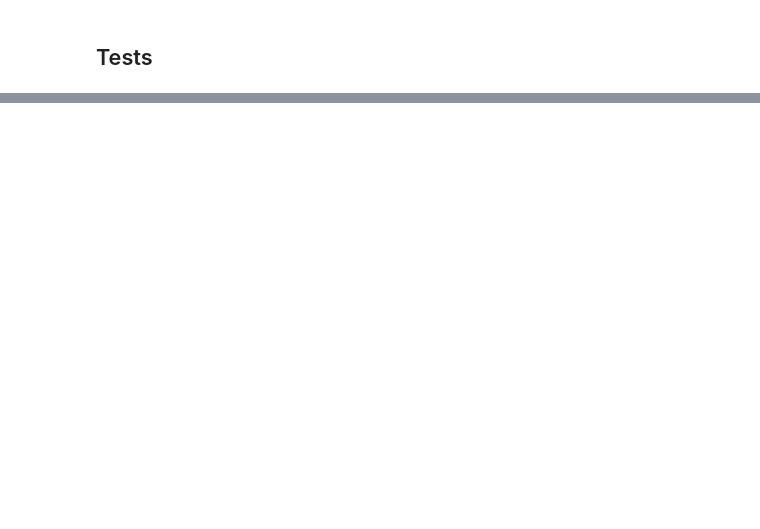
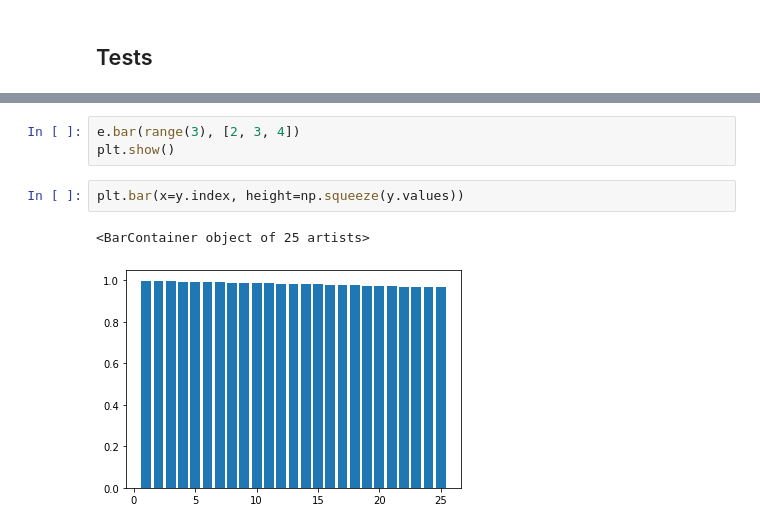
Before and after one commit to giotto-ai/giotto-time, a Jupyter notebook: examples/plots_test.ipynb, the cells around one changed output, grey strips where cells are left out. Drawn from its saved outputs; the diff is of its cells as text; blank space fills up the shorter version.

```diff
--- a/examples/plots_test.ipynb
+++ b/examples/plots_test.ipynb
@@ -258,0 +231,8 @@ TypeError: only size-1 arrays can be converted to Python scalars
+# %%
+e.bar(range(3), [2, 3, 4])
+plt.show()
+# %%
+plt.bar(x=y.index, height=np.squeeze(y.values))
+# %% [output]
+<BarContainer object of 25 artists>
+[figure, added]
```
Also changed, not shown: parts of 10 cells of this notebook, 4 other files.
